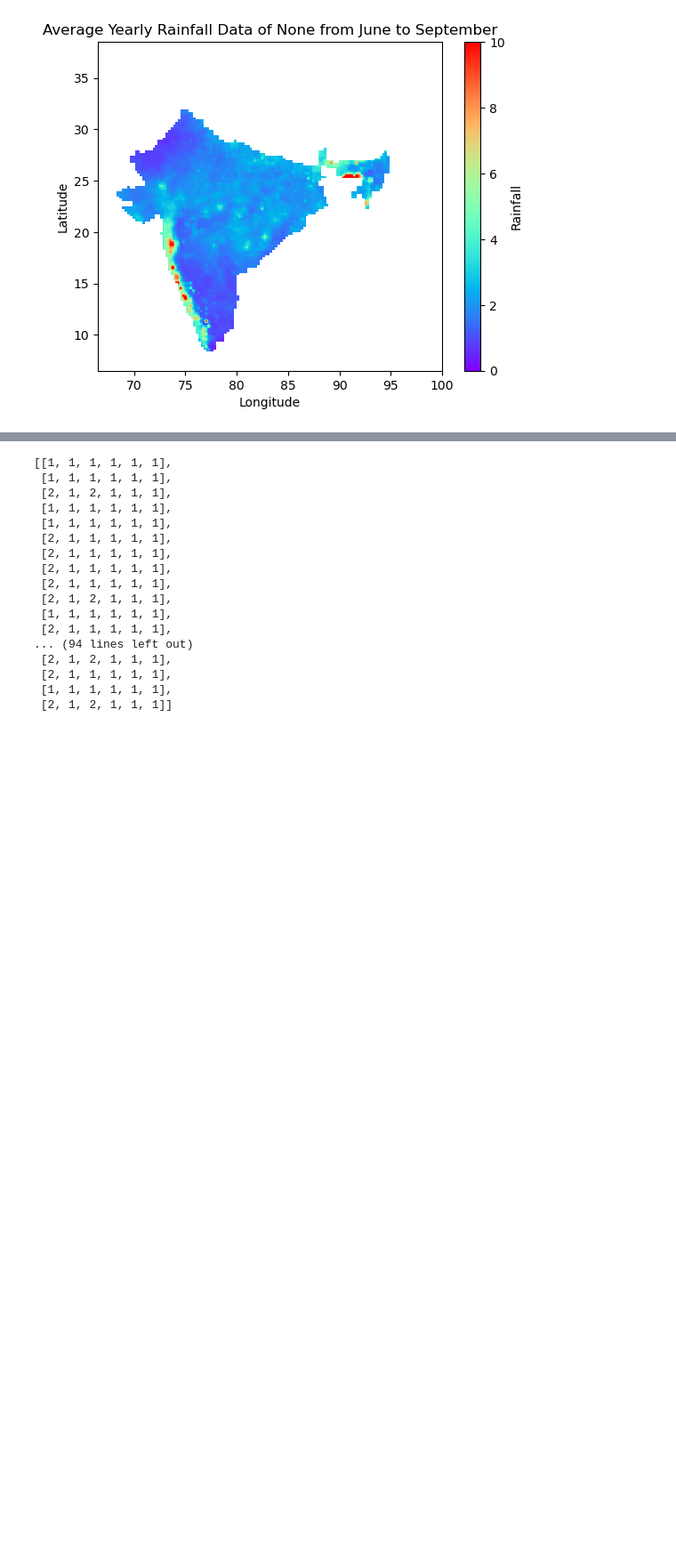
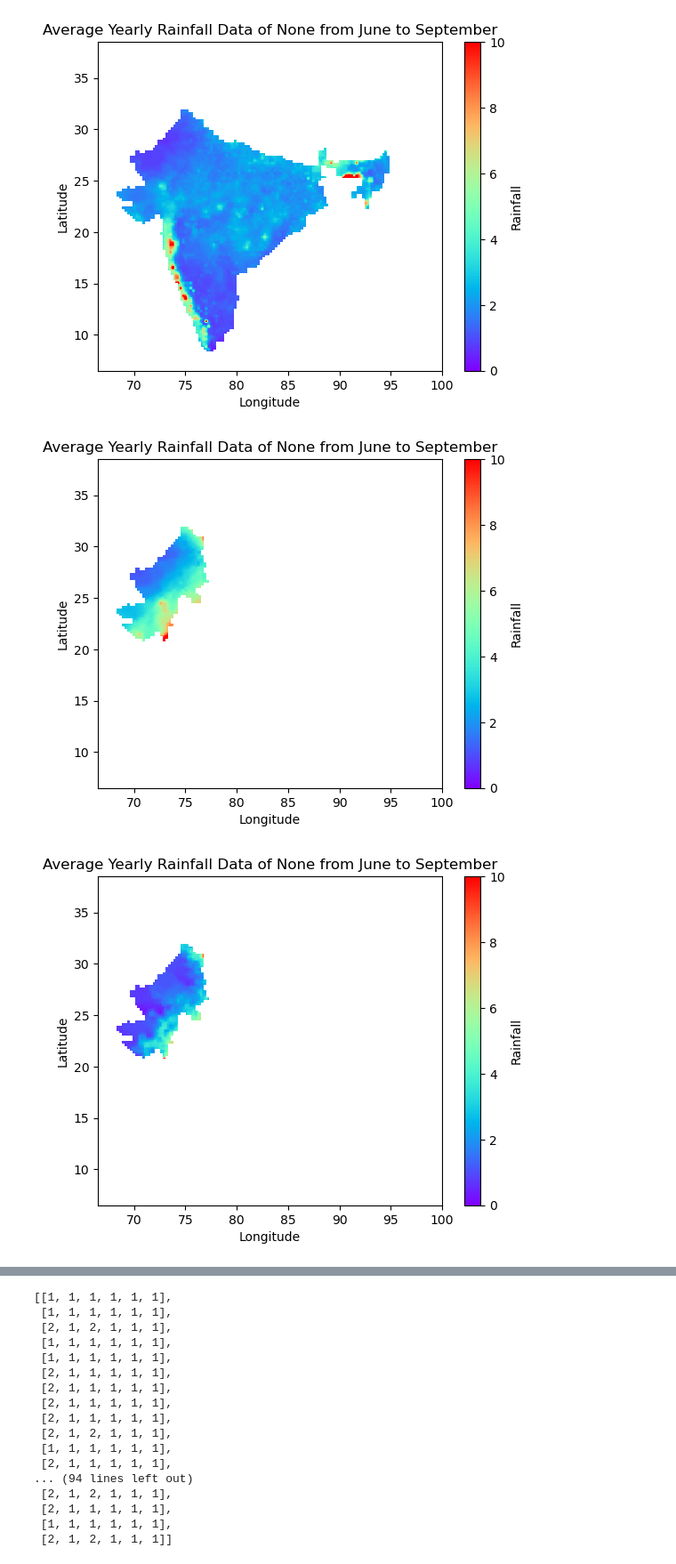
Before and after one commit to KishanRathod17/Climate-Data-Modelling, a Jupyter notebook: Codes/Rain Category.ipynb, the cells around one changed output, grey strips where cells are left out. Shown at 89% size. Drawn from its saved outputs; the diff is of its cells as text; code cells hidden in the pictures; blank space fills up the shorter version.

```diff
--- a/Codes/Rain Category.ipynb
+++ b/Codes/Rain Category.ipynb
@@ -207,3 +217,10 @@ for i in range(len(zone1)):
 
     zone6_anomaly_map.append(zone6[i]-mean_zone6_map)
     zone6_anomaly_number.append(zone6_anomaly_map[i].mean())
+# %%
+PlotMap(mean_zone1_map)
+PlotMap(zone1[0].to_array()[0])
+PlotMap(zone1[0].to_array()[0] - mean_zone1_map)
+# %% [output]
+[figure, added]
+[figure, added]
```
Also changed, not shown: parts of 7 cells of this notebook.
